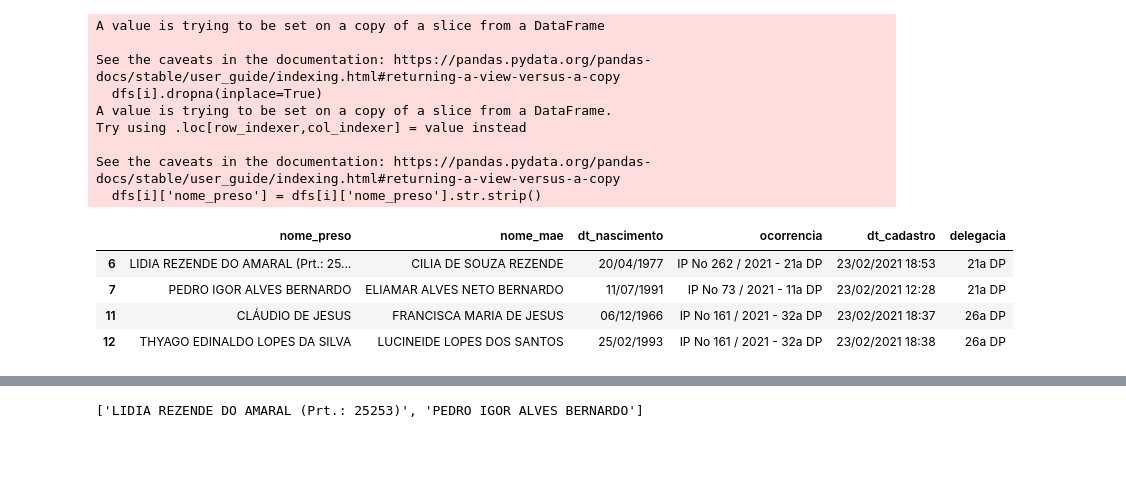
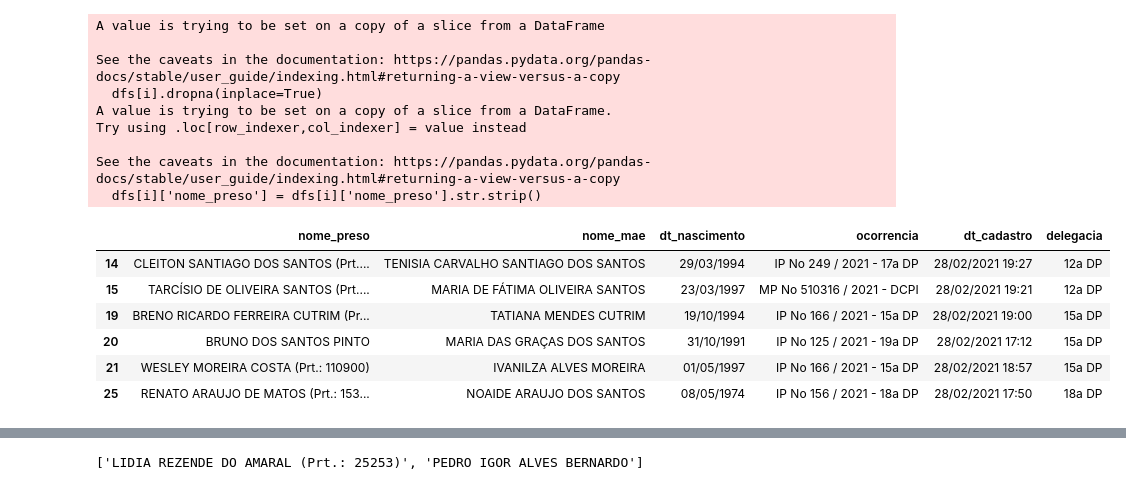
Before and after one commit to halisson-gomides/delivery-dp, a Jupyter notebook: teste_tabulapy.ipynb, the cells around one changed output, grey strips where cells are left out. Cells and saved outputs as stored; diff of their text form; code cells hidden in the pictures; blank space fills up the shorter version.

```diff
--- a/teste_tabulapy.ipynb
+++ b/teste_tabulapy.ipynb
@@ -51,5 +65,5 @@ from numpy import nan
 # %%
-dfs[3].columns = ['nome_preso', 'nome_mae', 'dt_nascimento', 'ocorrencia', 'dt_cadastro']
+dfs[1].columns = ['nome_preso', 'nome_mae', 'dt_nascimento', 'ocorrencia', 'dt_cadastro']
 # %%
-dfs[3]['delegacia'] = nan
+dfs[1]['delegacia'] = nan
 # %%
@@ -75,12 +89,14 @@ dfs[2]
 # %%
-df_delegacias = dfs[2].iloc[:,0].where(dfs[2].iloc[:, 0].str.contains('^Delegacia', na=False)).dropna()
-idx_del = df_delegacias.index.to_list()
-df_delegacias.index.max()
-df_delegacias.iloc[-1].split(' : ')[1]
+df_delegacias = dfs[1].iloc[:,0].where(dfs[1].iloc[:, 0].str.contains('^Delegacia', na=False)).dropna()
+
+# idx_del = df_delegacias.index.to_list()
+# df_delegacias.index.max()
+# df_delegacias.iloc[-1].split(' : ')[1]
 
 # s_delegacia = dfs[0].iloc[:,3].where(dfs[0].iloc[:, 3].str.contains(' DP', na=False)).dropna()
 # for i,v in s_delegacia.items():
 #     s_delegacia[i] = v.split(' - ')[1]
 
 # s_delegacia
+df_delegacias
 # %% [output]
@@ -134,7 +155,7 @@ def trata_df_pdf(dfs_list):
 
             pfa = verifica_presos_folha_anterior(dfs[i], df_delegacias[i]) # presos da folha anterior
             if pfa > -1 :
-                dfs[i].iloc[:pfa, 5] = df_delegacias[i-1].iloc[-1].split(' : ')[1]
+                dfs[i].iloc[:pfa, 5] = df_delegacias[i-1].iloc[-1].split(' : ')[1].strip()
 
             idx_del = df_delegacias[i].index.to_list()
             lista = iter(idx_del)
@@ -143,13 +164,13 @@ def trata_df_pdf(dfs_list):
             while True:
                 next_val = next(lista, 'fim')
                 if next_val == 'fim':
-                    dfs[i].iloc[primeiro:, 5] = df_delegacias[i][primeiro].split(' : ')[1]
+                    dfs[i].iloc[primeiro:, 5] = df_delegacias[i][primeiro].split(' : ')[1].strip()
                     break
                 else:
-                    dfs[i].iloc[primeiro:next_val, 5] = df_delegacias[i][primeiro].split(' : ')[1]
+                    dfs[i].iloc[primeiro:next_val, 5] = df_delegacias[i][primeiro].split(' : ')[1].strip()
                     primeiro = next_val
         else:
-            dfs[i].iloc[:, 5] = df_delegacias[i-1].iloc[-1].split(' : ')[1]
+            dfs[i].iloc[:, 5] = df_delegacias[i-1].iloc[-1].split(' : ')[1].strip()
 
         dfs[i] = dfs[i].loc[dfs[i]['nome_preso'] != 'Nome do Preso']
         dfs[i].dropna(inplace=True)
@@ -170,13 +191,15 @@ Try using .loc[row_indexer,col_indexer] = value instead
 See the caveats in the documentation: https://pandas.pydata.org/pandas-docs/stable/user_guide/indexing.html#returning-a-view-versus-a-copy
   dfs[i]['nome_preso'] = dfs[i]['nome_preso'].str.strip()
 # %%
-df_tratados[3]
+df_tratados[1]
 # %% [output]
 |  | nome_preso | nome_mae | dt_nascimento | ocorrencia | dt_cadastro | delegacia |
-| 6 | LIDIA REZENDE DO AMARAL (Prt.: 25... | CILIA DE SOUZA REZENDE | 20/04/1977 | IP No 262 / 2021 - 21a DP | 23/02/2021 18:53 | 21a DP |
-| 7 | PEDRO IGOR ALVES BERNARDO | ELIAMAR ALVES NETO BERNARDO | 11/07/1991 | IP No 73 / 2021 - 11a DP | 23/02/2021 12:28 | 21a DP |
-| 11 | CLÁUDIO DE JESUS | FRANCISCA MARIA DE JESUS | 06/12/1966 | IP No 161 / 2021 - 32a DP | 23/02/2021 18:37 | 26a DP |
-| 12 | THYAGO EDINALDO LOPES DA SILVA | LUCINEIDE LOPES DOS SANTOS | 25/02/1993 | IP No 161 / 2021 - 32a DP | 23/02/2021 18:38 | 26a DP |
+| 14 | CLEITON SANTIAGO DOS SANTOS (Prt.... | TENISIA CARVALHO SANTIAGO DOS SANTOS | 29/03/1994 | IP No 249 / 2021 - 17a DP | 28/02/2021 19:27 | 12a DP |
+| 15 | TARCÍSIO DE OLIVEIRA SANTOS (Prt.... | MARIA DE FÁTIMA OLIVEIRA SANTOS | 23/03/1997 | MP No 510316 / 2021 - DCPI | 28/02/2021 19:21 | 12a DP |
+| 19 | BRENO RICARDO FERREIRA CUTRIM (Pr... | TATIANA MENDES CUTRIM | 19/10/1994 | IP No 166 / 2021 - 15a DP | 28/02/2021 19:00 | 15a DP |
+| 20 | BRUNO DOS SANTOS PINTO | MARIA DAS GRAÇAS DOS SANTOS | 31/10/1991 | IP No 125 / 2021 - 19a DP | 28/02/2021 17:12 | 15a DP |
+| 21 | WESLEY MOREIRA COSTA (Prt.: 110900) | IVANILZA ALVES MOREIRA | 01/05/1997 | IP No 166 / 2021 - 15a DP | 28/02/2021 18:57 | 15a DP |
+| 25 | RENATO ARAUJO DE MATOS (Prt.: 153... | NOAIDE ARAUJO DOS SANTOS | 08/05/1974 | IP No 156 / 2021 - 18a DP | 28/02/2021 17:50 | 18a DP |
 # %%
 import pandas as pd
 df_final = pd.concat(df_tratados, ignore_index=True)
```
Also changed, not shown: parts of 20 cells of this notebook, 1 other file.
